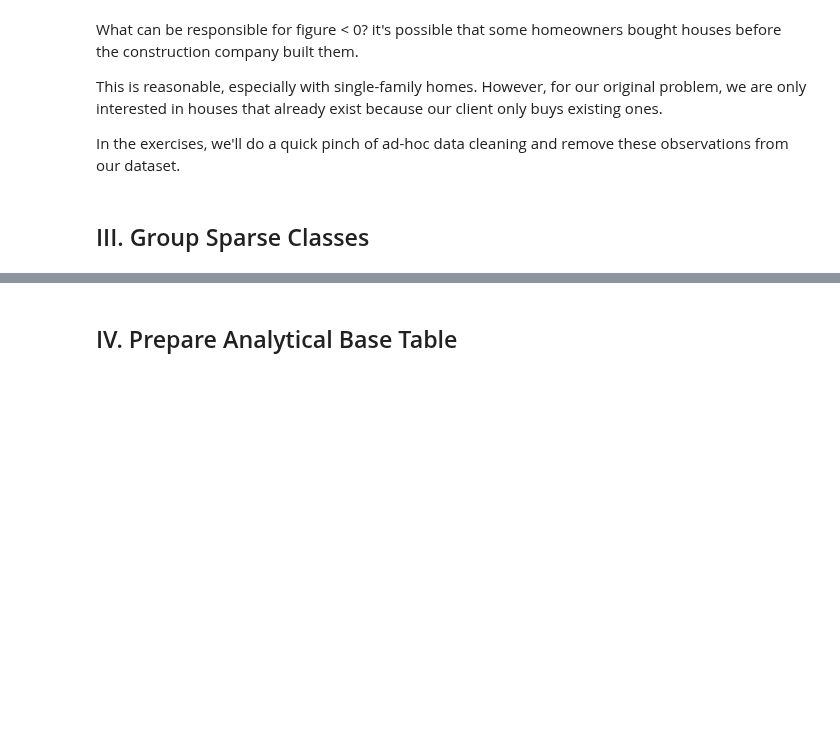
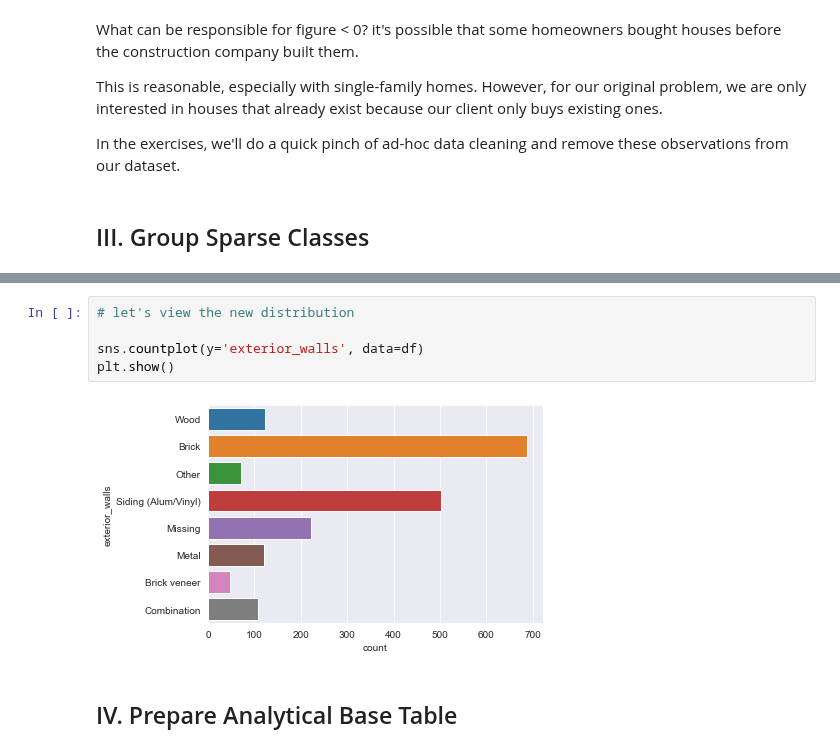
Before and after one commit to tundeiness/Real-Estate-Tycoon, a Jupyter notebook: 3 - Workbook - Feature Engineering.ipynb, the cells around one changed output, grey strips where cells are left out. Cells and saved outputs as stored; diff of their text form; blank space fills up the shorter version.

```diff
--- a/3 - Workbook - Feature Engineering.ipynb
+++ b/3 - Workbook - Feature Engineering.ipynb
@@ -108,3 +127,10 @@ In the exercises, we'll do a quick pinch of ad-hoc data cleaning and remove thes
+# %%
+# let's view the new distribution
+
+sns.countplot(y='exterior_walls', data=df)
+plt.show()
+# %% [output]
+[figure, added]
 # %% [markdown]
 ## IV. Prepare Analytical Base Table
 # %% [markdown]
```
Also changed, not shown: parts of 6 cells of this notebook.
